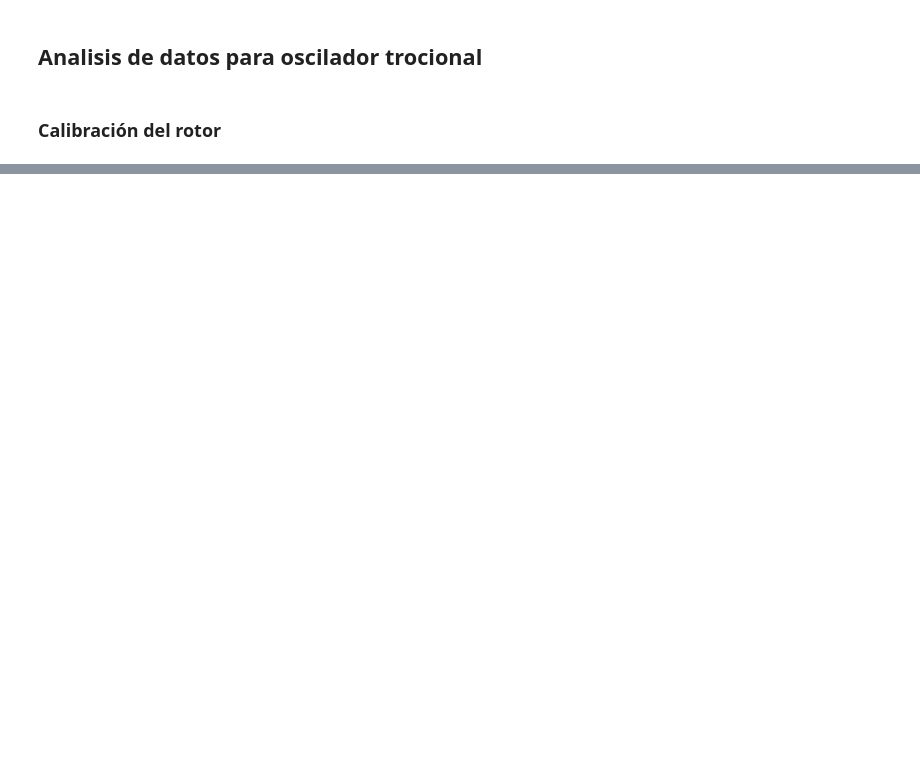
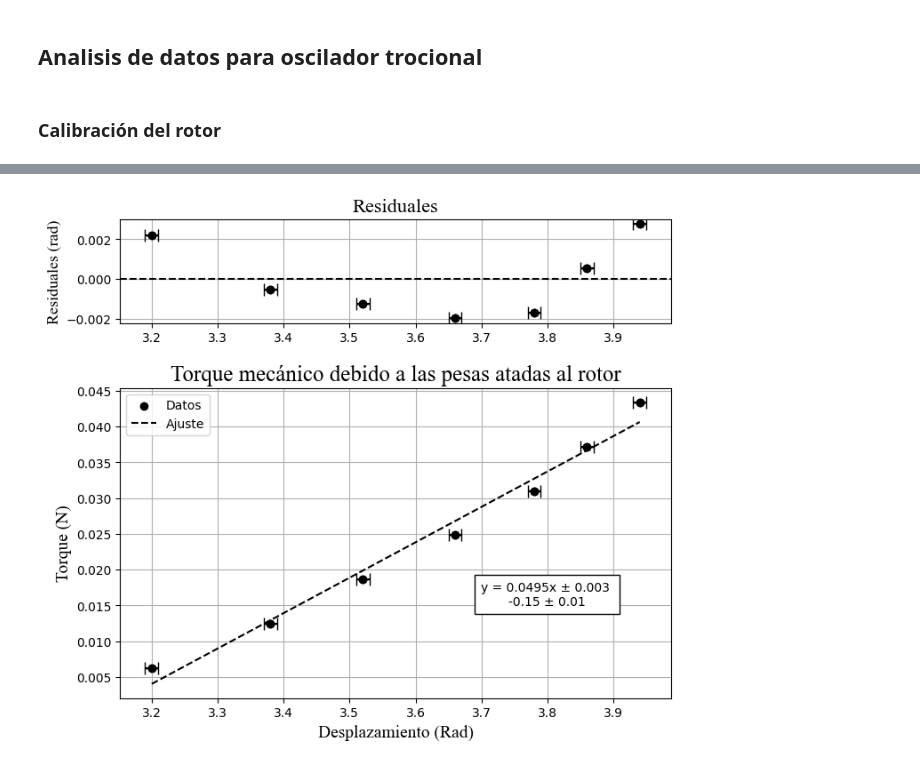
Before and after one commit to karemjruiano/laboratorio-intermedio, a Jupyter notebook: Oscilador torcional/Data_Analysis.ipynb, the cells around one changed output, grey strips where cells are left out. Cells and saved outputs as stored; diff of their text form; code cells hidden in the pictures; blank space fills up the shorter version.

Commit message:
oscillator

```diff
--- a/Oscilador torcional/Data_Analysis.ipynb
+++ b/Oscilador torcional/Data_Analysis.ipynb
@@ -16,0 +114,47 @@ FileNotFoundError: [Errno 2] No such file or directory: 'Oscillator Analysis.csv
+# %%
+# Datoa tomados para la toma realizada con una orientación
+names_1 = ['masa 1', 'equlibrio 1', 'Error 1']
+rotor_radio = 0.01265
+
+inf1 = []
+for i in range(len(names_1)):
+    data_array1 = data_extraction(oscillator, names_1[i], 7)
+    inf1.append(data_array1)
+
+mass_1x = np.array([inf1[0][i]/1000 for i in range(len(inf1[0]))])
+# Usamos ecuación de torque para encontrar el troque apartir de la masa
+torque_1x = mass_1x * 9.8 * rotor_radio
+equilibrium_1y = inf1[1]
+error_eq1y = inf1[2]
+
+# Datos tomados para otra orientación inversa
+names_2 = ['masa 2', 'equlibrio 2', 'Error 2']
+
+inf2 = []
+for i in range(len(names_2)):
+    data_array2 = data_extraction(oscillator, names_2[i], 6)
+    inf2.append(data_array2)
+
+mass_2x = np.array([inf2[0][i]/1000 for i in range(len(inf2[0]))])
+torque_2x = mass_2x * 9.8 * rotor_radio
+equilibrium_2y = inf2[1]
+error_eq2y = inf2[2]
+# %%
+# Regresión obtenida para cada masa usando la función
+
+result = regression(equilibrium_1y, torque_1x)
+equilibrium_1y = result[0]
+y1_pred = result[1]
+m1 = result[2]
+b1 = result[3]
+m1_error = result[4]
+b1_error = result[5]
+residuals1 = result[6]
+
+eq1 = f'y = {m1:.4f}x {symbol} {m1_error:.3f} \n{b1:.2f} {symbol} {b1_error:.2f}'
+# %%
+x1_error = np.array([5e-6, 5e-6, 5e-6, 5e-6, 5e-6, 5e-6, 5e-6])
+graph(equilibrium_1y, torque_1x, y1_pred, residuals1, error_eq1y, x1_error, eq1, 8, 7, 4, 3, 'Residuales (rad)', 'Residuales',
+      'Torque (N)', 'Desplazamiento (Rad)', 'Torque mecánico debido a las pesas atadas al rotor', 3.8, 0.015, 'torque mecánico toma 1')
+# %% [output]
+[figure, added]
```
Also changed, not shown: parts of 36 cells of this notebook.
